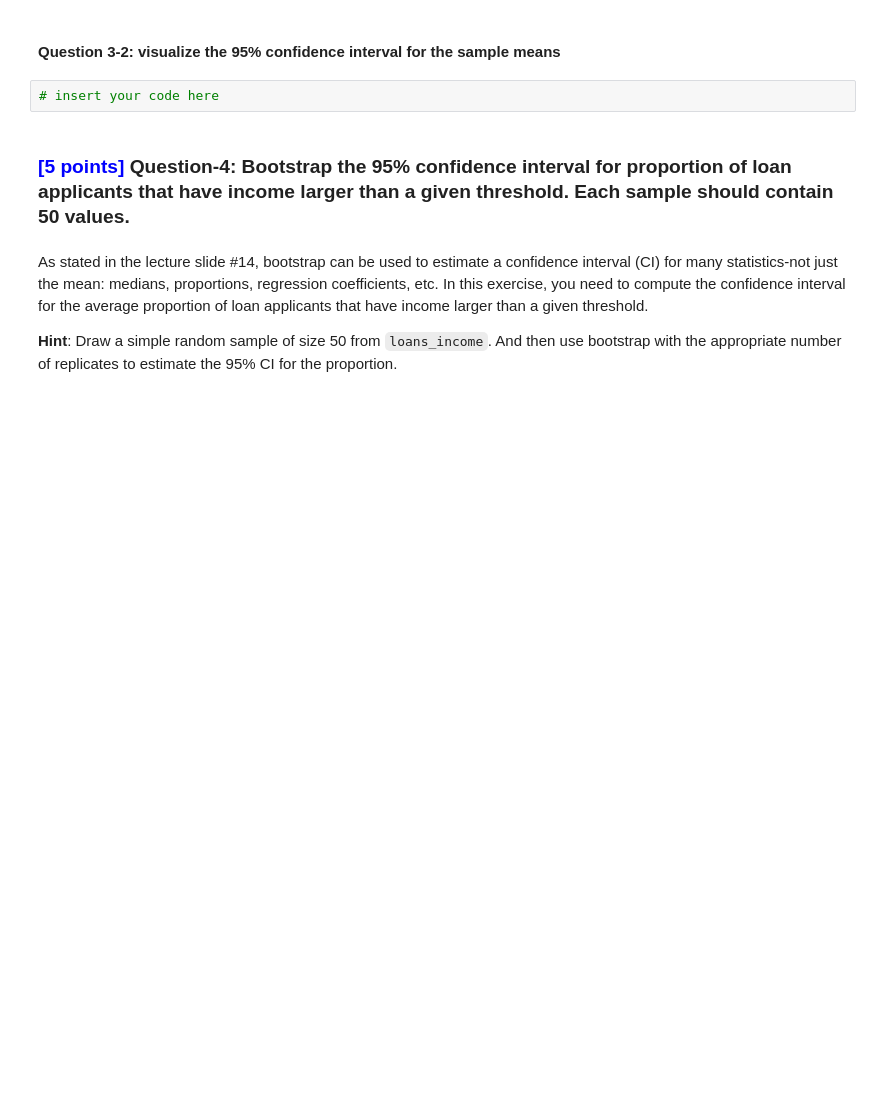
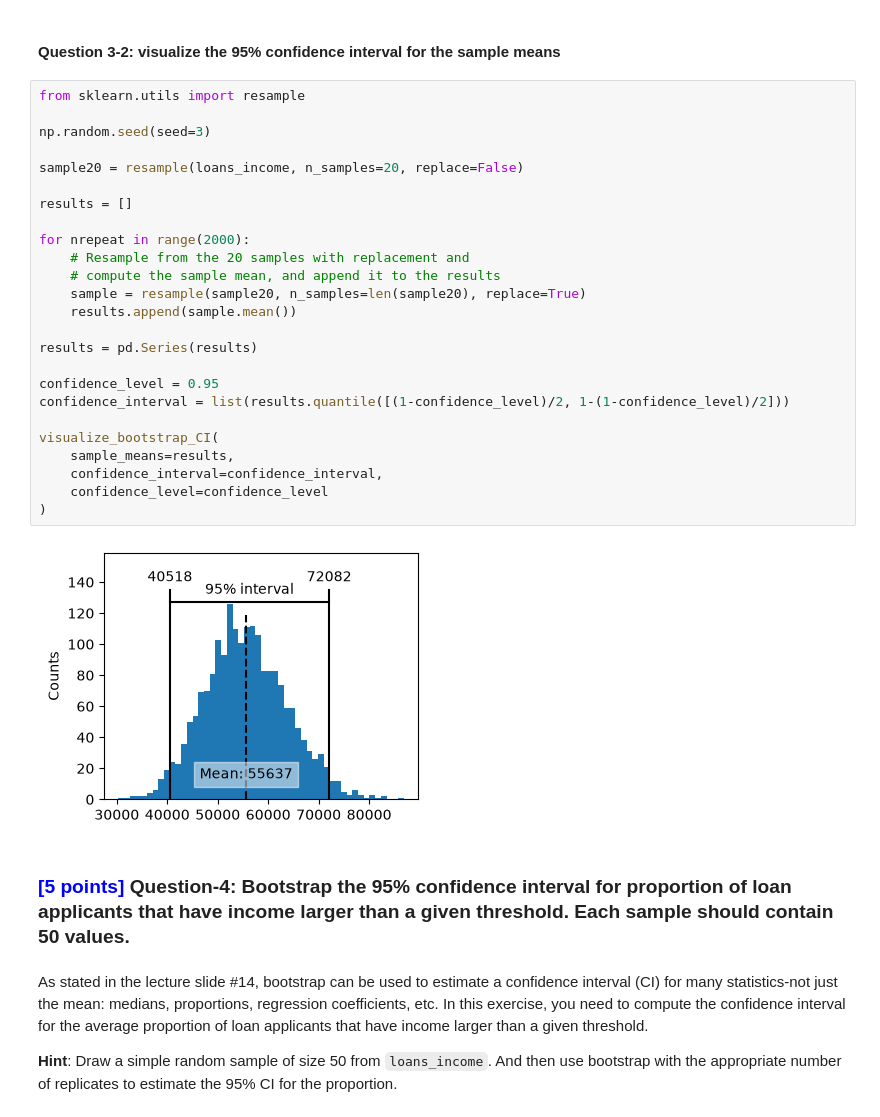
Before and after one commit to chikooooo/Statistics, a Jupyter notebook: Lab 4/TP4_Sampling_and_Bootstrapping.ipynb, the cells around one changed output. Drawn from its saved outputs; the diff is of its cells as text; blank space fills up the shorter version.

```diff
--- a/Lab 4/TP4_Sampling_and_Bootstrapping.ipynb
+++ b/Lab 4/TP4_Sampling_and_Bootstrapping.ipynb
@@ -900,7 +1097,32 @@ Note: for the remainder sample, you can take it from any group.
 # %% [markdown]
 #### Question 3-2: visualize the 95% confidence interval for the sample means
 # %%
-# insert your code here
+from sklearn.utils import resample
+
+np.random.seed(seed=3)
+
+sample20 = resample(loans_income, n_samples=20, replace=False)
+
+results = []
+
+for nrepeat in range(2000):
+    # Resample from the 20 samples with replacement and
+    # compute the sample mean, and append it to the results
+    sample = resample(sample20, n_samples=len(sample20), replace=True)
+    results.append(sample.mean())
+
+results = pd.Series(results)
+
+confidence_level = 0.95
+confidence_interval = list(results.quantile([(1-confidence_level)/2, 1-(1-confidence_level)/2]))
+
+visualize_bootstrap_CI(
+    sample_means=results,
+    confidence_interval=confidence_interval,
+    confidence_level=confidence_level
+)
+# %% [output]
+[figure, added]
 # %% [markdown]
 ### <span style="color:blue"> [5 points] </span> Question-4: Bootstrap the 95% confidence interval for proportion of loan applicants that have income larger than a given threshold. Each sample should contain 50 values.
 # %% [markdown]
```
Also changed, not shown: parts of 28 cells of this notebook.
